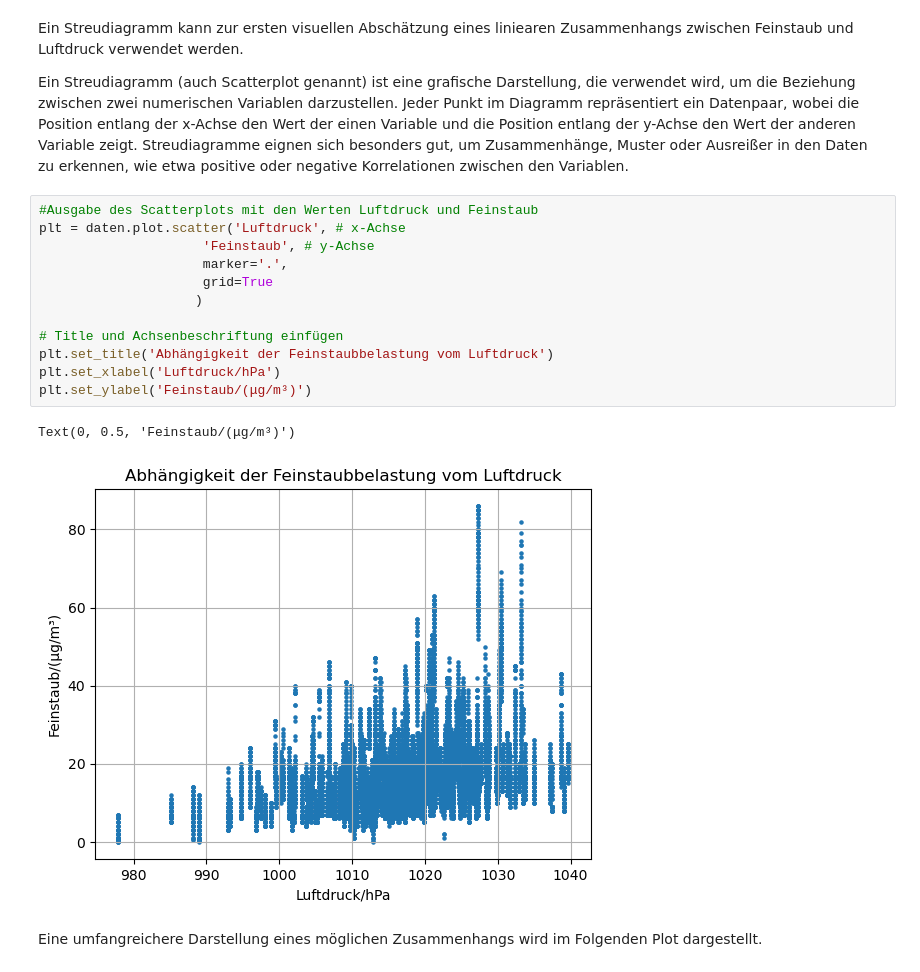
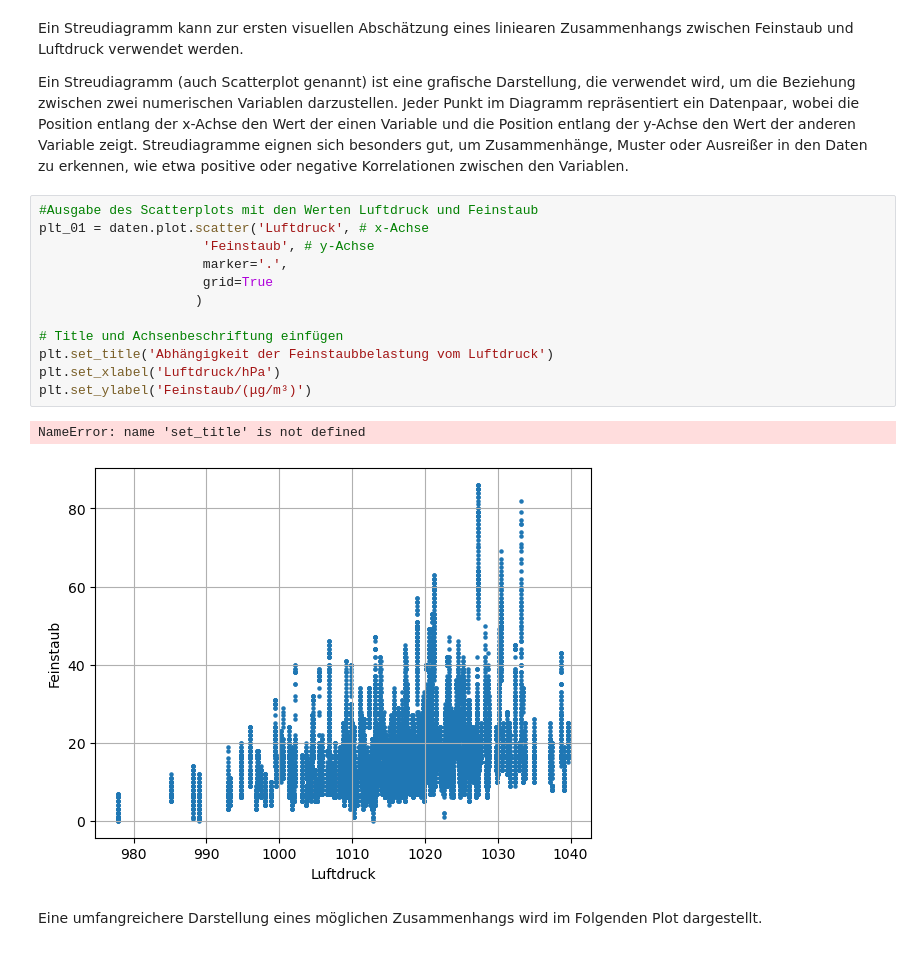
Before and after one commit to MartinaEchtenbruck/DaLI-Basiskurs, a Jupyter notebook: KI-Campus/Modul_4-2/HT_Korrelationsanalyse_neu.ipynb, the cells around one changed output. Cells and saved outputs as stored; diff of their text form.

```diff
--- a/KI-Campus/Modul_4-2/HT_Korrelationsanalyse_neu.ipynb
+++ b/KI-Campus/Modul_4-2/HT_Korrelationsanalyse_neu.ipynb
@@ -150,19 +150,19 @@ Ein Streudiagramm kann zur ersten visuellen Abschätzung eines liniearen Zusamme
 Ein Streudiagramm (auch Scatterplot genannt) ist eine grafische Darstellung, die verwendet wird, um die Beziehung zwischen zwei numerischen Variablen darzustellen. Jeder Punkt im Diagramm repräsentiert ein Datenpaar, wobei die Position entlang der x-Achse den Wert der einen Variable und die Position entlang der y-Achse den Wert der anderen Variable zeigt. Streudiagramme eignen sich besonders gut, um Zusammenhänge, Muster oder Ausreißer in den Daten zu erkennen, wie etwa positive oder negative Korrelationen zwischen den Variablen.
 # %%
 #Ausgabe des Scatterplots mit den Werten Luftdruck und Feinstaub
-plt = daten.plot.scatter('Luftdruck', # x-Achse
+plt_01 = daten.plot.scatter('Luftdruck', # x-Achse
                      'Feinstaub', # y-Achse
                      marker='.',
                      grid=True
                     )
 
 # Title und Achsenbeschriftung einfügen
 plt.set_title('Abhängigkeit der Feinstaubbelastung vom Luftdruck')
 plt.set_xlabel('Luftdruck/hPa')
 plt.set_ylabel('Feinstaub/(μg/m³)')
 # %% [output]
-Text(0, 0.5, 'Feinstaub/(μg/m³)')
+NameError: name 'set_title' is not defined
-[figure, old version]
+[figure, new version]
 # %% [markdown]
 Eine umfangreichere Darstellung eines möglichen Zusammenhangs wird im Folgenden Plot dargestellt.
 # %%
```
Also changed, not shown: parts of 6 cells of this notebook.
